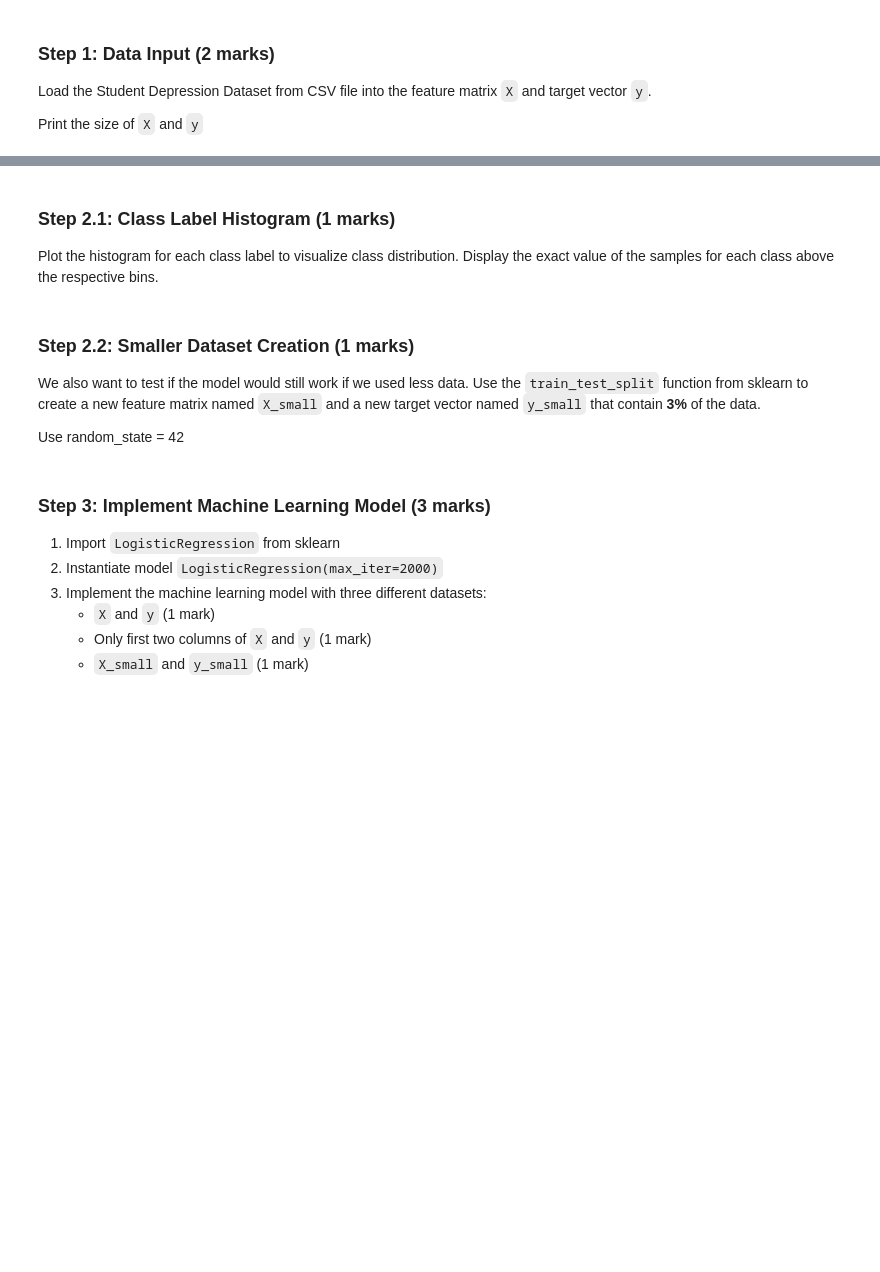
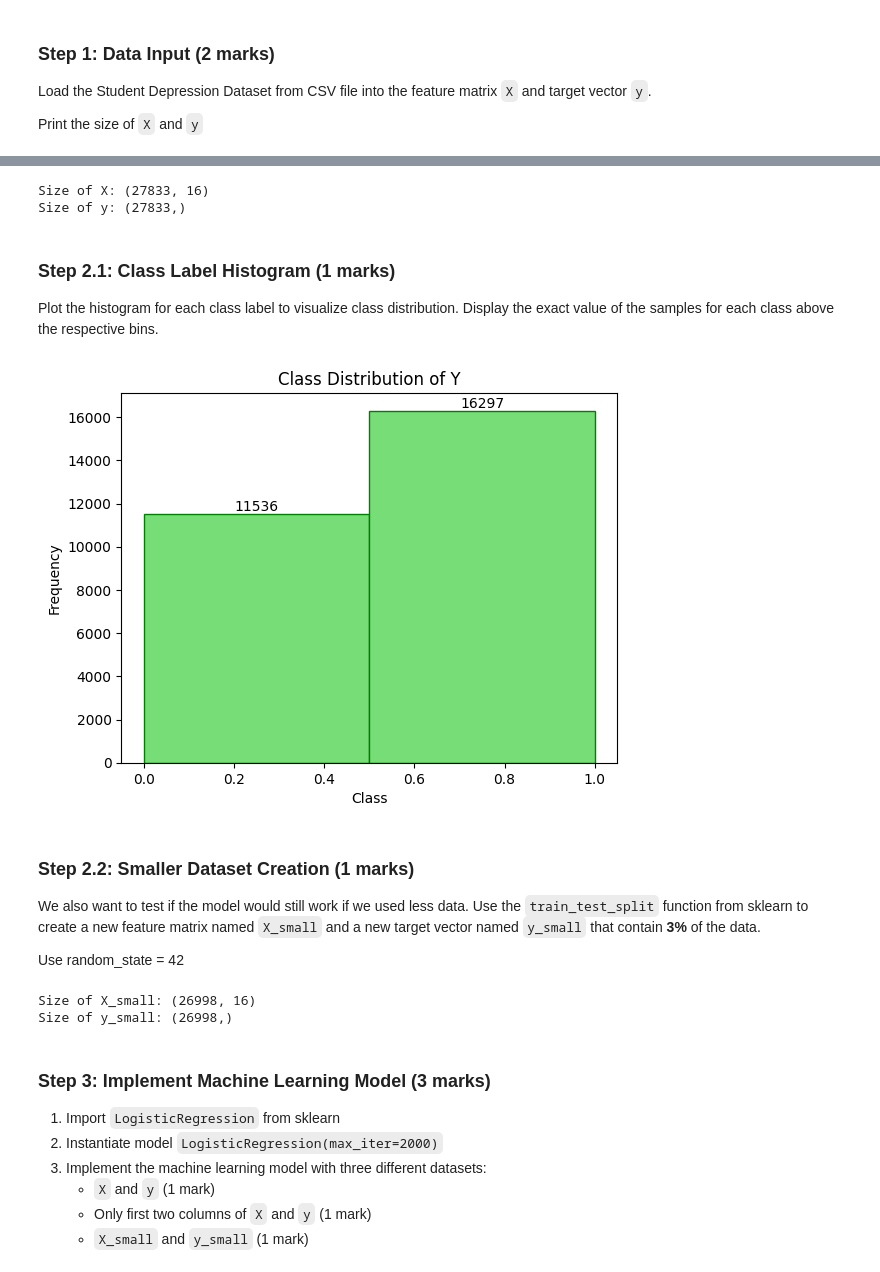
Before and after one commit to andrew-thai08/ENGG680_2025_Fall, a Jupyter notebook: Lab_Assignment2/Assignment2.ipynb, the cells around one changed output, grey strips where cells are left out. Cells and saved outputs as stored; diff of their text form; code cells hidden in the pictures; blank space fills up the shorter version.

```diff
--- a/Lab_Assignment2/Assignment2.ipynb
+++ b/Lab_Assignment2/Assignment2.ipynb
@@ -525,16 +532,21 @@ Load the Student Depression Dataset from CSV file into the feature matrix `X` an
 Print the size of `X` and `y`
 # %%
 # Load the Student Depression Dataset
-data = pd.read_csv('')
+data = pd.read_csv('/content/drive/MyDrive/ENGG680_2025_Fall/Lab_Assignment2/Student Depression Dataset.csv')
 
 # Basic data preprocessing
-data.drop(   )  # Remove irrelevant ID column
-data.dropna(   )  # Remove rows with missing values
-data.drop_duplicates(   )  # Remove duplicate rows
+data = data.drop(columns='id')  # Remove irrelevant ID column
+data = data.dropna()  # Remove rows with missing values
+data = data.drop_duplicates(   )  # Remove duplicate rows
 
 # Remove 'Other' category entries as they provide no useful information (1 marks)
 # your code here
-
-
+count_others1 = (data=='Others').sum().sum()
+print("Total number of 'others' in the dataset before dropping", count_others1)
+data = data.drop(data[data.isin(['Others']).any(axis=1)].index)
+count_others2 = (data=='Others').sum().sum()
+print("Total number of 'others' in the dataset after dropping", count_others2)
 # Print the shape of the dataset after preprocessing and display the first 5 rows using head()
 # your code here
+print("Shape of the dataset after preprocessing:", data.shape)
+data.head()
@@ -552,25 +574,37 @@ for col in categorical_columns:
         data[col] = labelencoder.fit_transform(data[col])
 
 # Prepare feature matrix X and target vector y (1 marks)
-y =  # Target vector
-X =  # Feature matrix
+y =  data['Depression'] # Target vector
+X = data.drop(columns=['Depression']) # Feature matrix
 
 # Display sizes of X and y
 # your code here
+print("Size of X:", X.shape)
+print("Size of y:", y.shape)
+# %% [output]
+Size of X: (27833, 16)
+Size of y: (27833,)
 # %% [markdown]
 ### Step 2.1: Class Label Histogram (1 marks)
 
 Plot the histogram for each class label to visualize class distribution. Display the exact value of the samples for each class above the respective bins.
 # %%
 # Check the class distribution of y
-
-
+import matplotlib.pyplot as plt
+counts, bins, patches = plt.hist(y, bins=len(y.unique()), color='#77dd77', edgecolor = 'green')
+plt.title('Class Distribution of Y')
+plt.xlabel('Class')
+plt.ylabel('Frequency')
 # Display exact values for each bin in the histogram
 # hint: Use for loop
 # your code here
-
-
+for count, patch in zip(counts, patches):
+  x=patch.get_x() + patch.get_width()/2
+  y_pos = count
+  plt.text(x,y_pos, str(int(count)), ha='center', va='bottom')
 plt.show()
+# %% [output]
+[figure, added]
 # %% [markdown]
 ### Step 2.2: Smaller Dataset Creation (1 marks)
 
@@ -581,9 +615,14 @@ Use random_state = 42
 from sklearn.model_selection import train_test_split
 
 # Create a smaller dataset with 3% of the data (0.5 marks)
-
+X_small, X_test, y_small, y_test = train_test_split(X, y, test_size=0.03, random_state=42)
 
 # Display sizes of X_small and y_small (0.5 marks)
+print("Size of X_small:", X_small.shape)
+print("Size of y_small:", y_small.shape)
+# %% [output]
+Size of X_small: (26998, 16)
+Size of y_small: (26998,)
 # %% [markdown]
 ### Step 3: Implement Machine Learning Model (3 marks)
 
```
Also changed, not shown: parts of 21 cells of this notebook.
